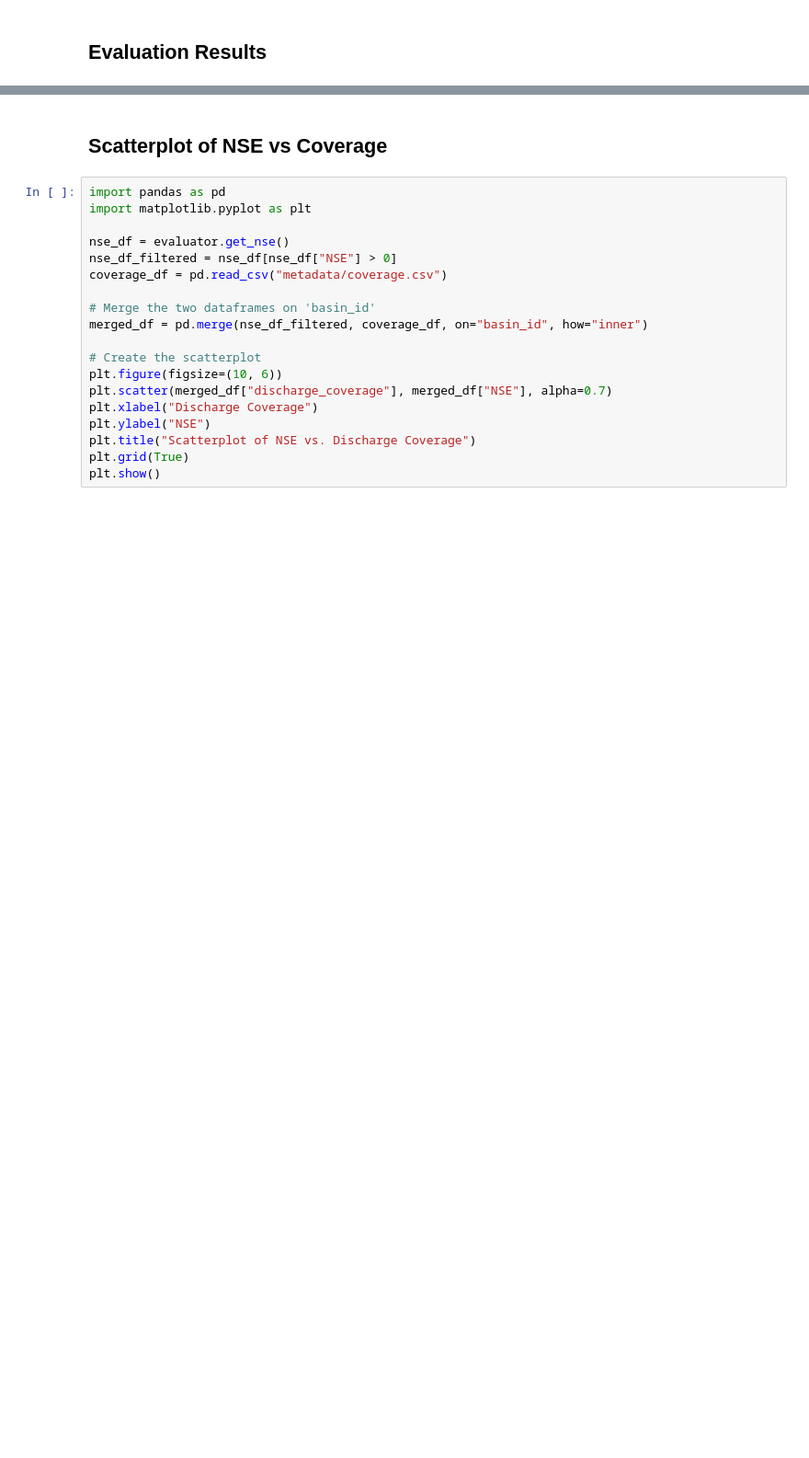
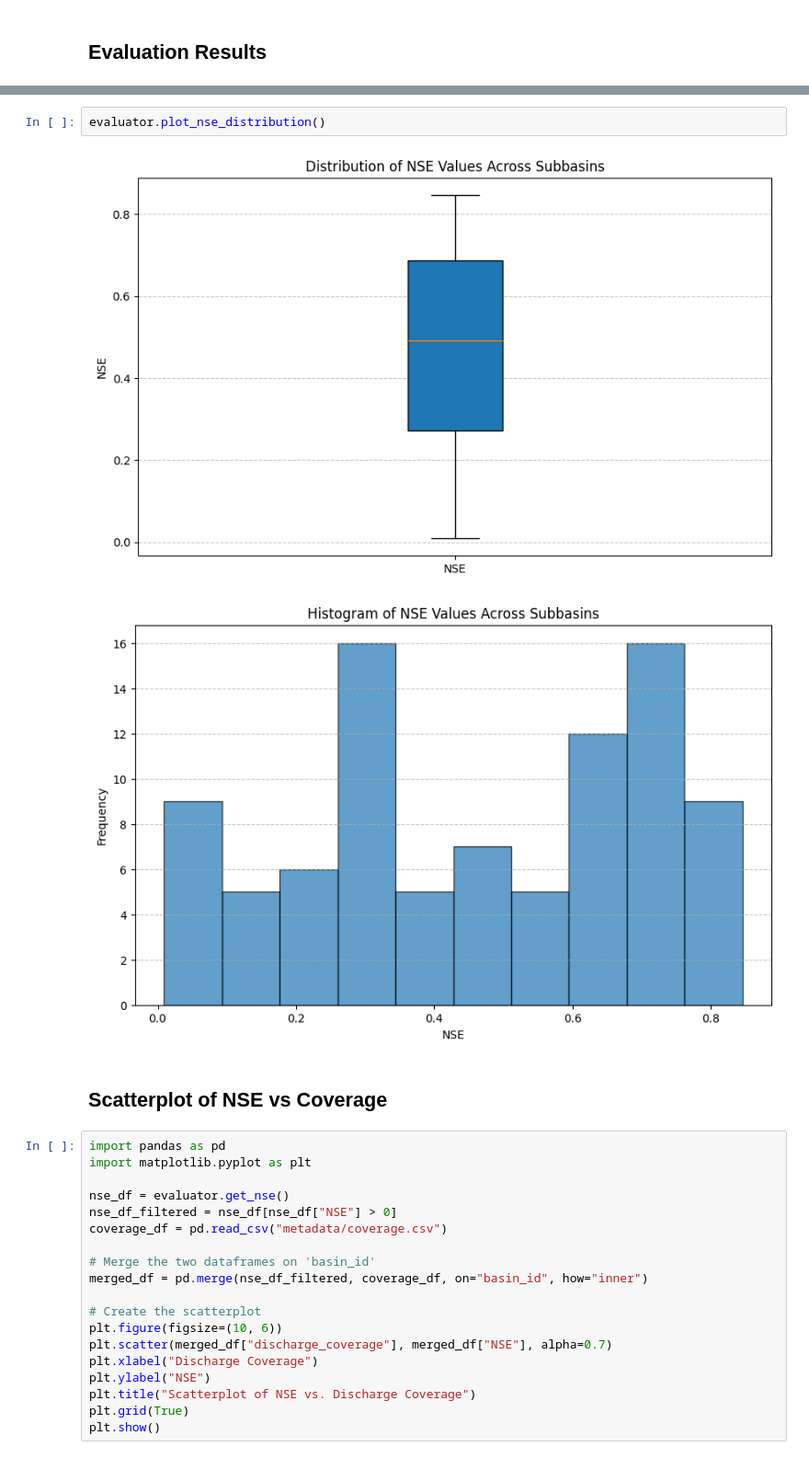
Before and after one commit to yunsupark1120/GAGEii_modeling, a Jupyter notebook: evaluation.ipynb, the cells around one changed output, grey strips where cells are left out. Shown: that part at 92% size. Saved outputs shown, nothing was run; the diff lists cells and outputs as text; blank space fills up the shorter version.

```diff
--- a/evaluation.ipynb
+++ b/evaluation.ipynb
@@ -49,3 +172,8 @@ evaluate GAGEii-ALL_Gauges_Filtered_Regionally_Separate_0603_172605 epoch 5
+# %%
+evaluator.plot_nse_distribution()
+# %% [output]
+[figure, added]
+[figure, added]
 # %% [markdown]
 ## Scatterplot of NSE vs Coverage
 # %%
```
Also changed, not shown: parts of 14 cells of this notebook, 4 other files.
